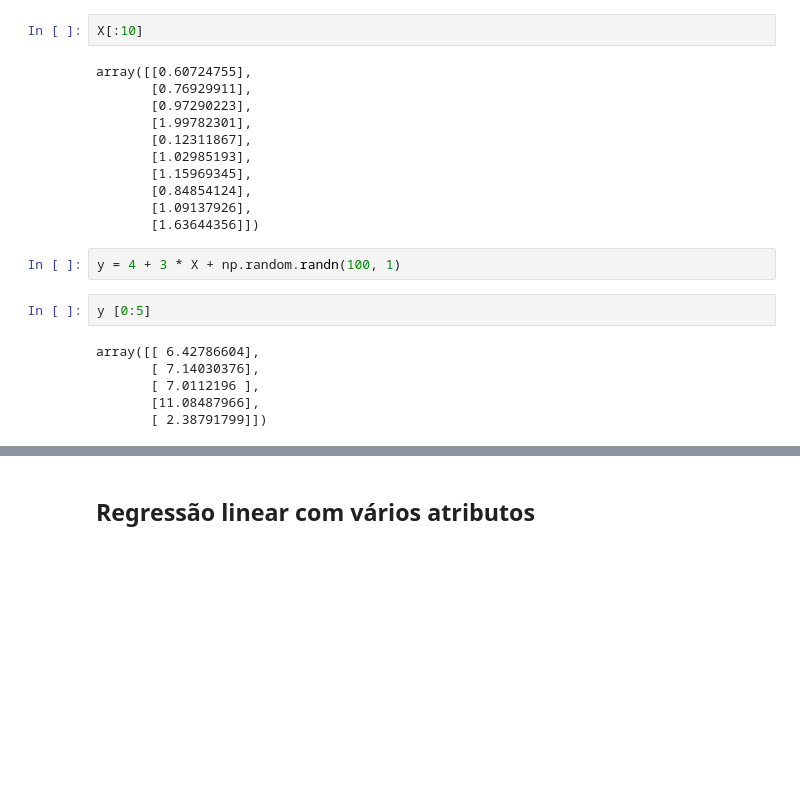
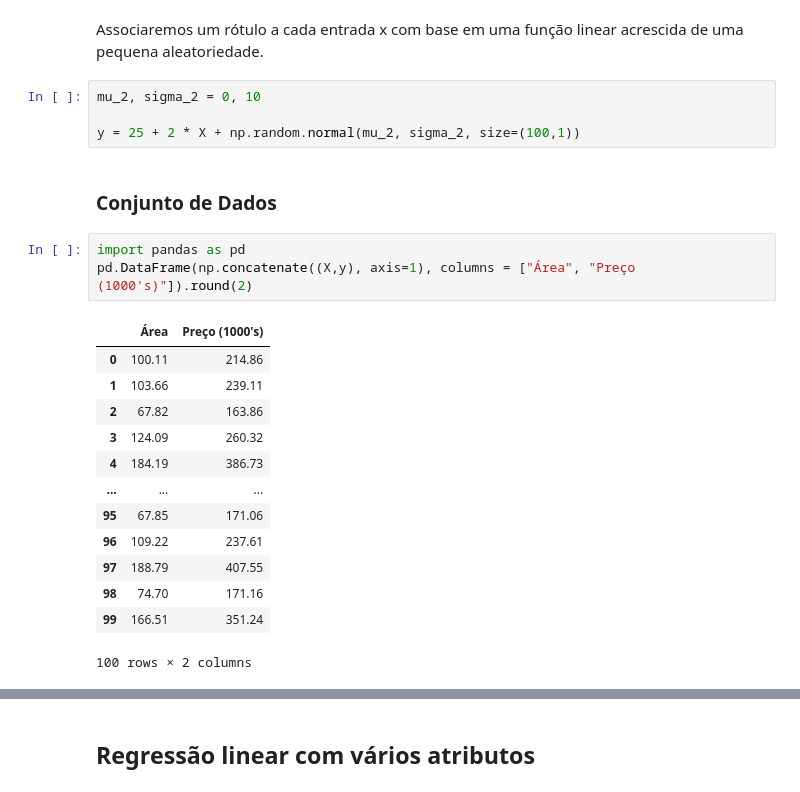
Before and after one commit to diogoflim/AM, a Jupyter notebook: 2_Regressão_Linear/2_reg_linear.ipynb, the cells around one changed output, grey strips where cells are left out. Drawn from its saved outputs; the diff is of its cells as text; blank space fills up the shorter version.

```diff
--- a/2_Regressão_Linear/2_reg_linear.ipynb
+++ b/2_Regressão_Linear/2_reg_linear.ipynb
@@ -34,23 +64,25 @@ X = 2 * np.random.rand(100, 1)
-# %%
-X[:10]
-# %% [output]
-array([[0.60724755],
-       [0.76929911],
-       [0.97290223],
-       [1.99782301],
-       [0.12311867],
-       [1.02985193],
-       [1.15969345],
-       [0.84854124],
-       [1.09137926],
-       [1.63644356]])
+# %% [markdown]
+Associaremos um rótulo a cada entrada x com base em uma função linear acrescida de uma pequena aleatoriedade.
 # %%
-y = 4 + 3 * X + np.random.randn(100, 1)
+mu_2, sigma_2 = 0, 10
+
+y = 25 + 2 * X + np.random.normal(mu_2, sigma_2, size=(100,1))
-# %%
-y [0:5]
-# %% [output]
-array([[ 6.42786604],
-       [ 7.14030376],
-       [ 7.0112196 ],
-       [11.08487966],
-       [ 2.38791799]])
+# %% [markdown]
+### Conjunto de Dados
+# %%
+import pandas as pd
+pd.DataFrame(np.concatenate((X,y), axis=1), columns = ["Área", "Preço (1000's)"]).round(2)
+# %% [output]
+|  | Área | Preço (1000's) |
+| 0 | 100.11 | 214.86 |
+| 1 | 103.66 | 239.11 |
+| 2 | 67.82 | 163.86 |
+| 3 | 124.09 | 260.32 |
+| 4 | 184.19 | 386.73 |
+| ... | ... | ... |
+| 95 | 67.85 | 171.06 |
+| 96 | 109.22 | 237.61 |
+| 97 | 188.79 | 407.55 |
+| 98 | 74.70 | 171.16 |
+| 99 | 166.51 | 351.24 |
+100 rows × 2 columns
```
Also changed, not shown: parts of 44 cells of this notebook.
